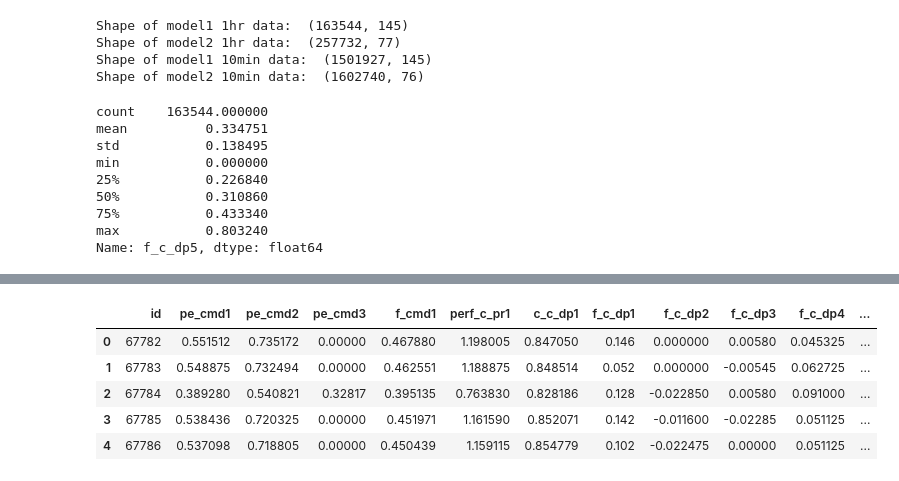
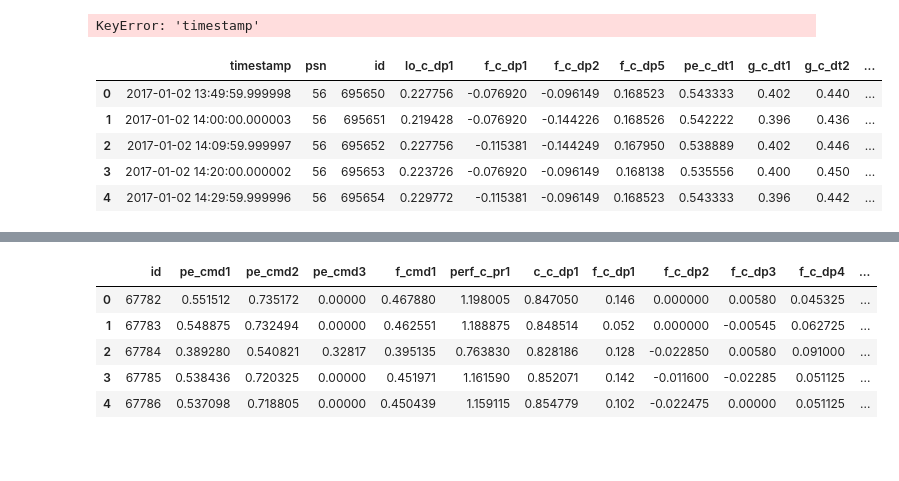
Before and after one commit to j-goldsmith/TurbineTimeSeries.EDA, a Jupyter notebook: eda/outliers_functions.ipynb, the cells around one changed output, grey strips where cells are left out. Cells and saved outputs as stored; diff of their text form; code cells hidden in the pictures; blank space fills up the shorter version.

```diff
--- a/eda/outliers_functions.ipynb
+++ b/eda/outliers_functions.ipynb
@@ -37,40 +37,36 @@ plt.rcParams["figure.figsize"] = (15,15)
 # # model1 = model1.reset_index(drop=True)
 # model2 = pd.read_sql('''SELECT * from sensor_readings_model2_1hr''',sql)
 
-model1_1hr = pd.read_csv('../../../data/raw_data_model1.csv',index_col=0)
-model2_1hr = pd.read_csv('../../../data/raw_data_model2.csv',index_col=0)
+# model1_1hr = pd.read_csv('../../../data/raw_data_model1.csv',index_col=0)
+# model2_1hr = pd.read_csv('../../../data/raw_data_model2.csv',index_col=0)
 
-model1_10min = pd.read_csv('../../../data/raw_data_model1_10min_AWS.csv',index_col=0)
-model2_10min = pd.read_csv('../../../data/raw_data_model2_10min_AWS.csv',index_col=0)
+# model1_10min = pd.read_csv('../../../data/raw_data_model1_10min.csv',index_col=0)
+model2_10min = pd.read_csv('../../../data/raw_data_model2_10min.csv',index_col=0)
 
 ## convert all to timestamps
-model1_1hr['timestamp'] = model1_1hr['timestamp'].apply(lambda x: pd.Timestamp(x))
-model2_1hr['timestamp'] = model2_1hr['timestamp'].apply(lambda x: pd.Timestamp(x))
-model1_10min['timestamp'] = model1_10min['timestamp'].apply(lambda x: pd.Timestamp(x))
+# model1_1hr['timestamp'] = model1_1hr['timestamp'].apply(lambda x: pd.Timestamp(x))
+# model2_1hr['timestamp'] = model2_1hr['timestamp'].apply(lambda x: pd.Timestamp(x))
+# model1_10min['timestamp'] = model1_10min['timestamp'].apply(lambda x: pd.Timestamp(x))
 model2_10min['timestamp'] = model2_10min['timestamp'].apply(lambda x: pd.Timestamp(x))
 
 
-print('Shape of model1 1hr data: ', model1_1hr.shape)
-print('Shape of model2 1hr data: ', model2_1hr.shape)
-print('Shape of model1 10min data: ', model1_10min.shape)
+# print('Shape of model1 1hr data: ', model1_1hr.shape)
+# print('Shape of model2 1hr data: ', model2_1hr.shape)
+# print('Shape of model1 10min data: ', model1_10min.shape)
 print('Shape of model2 10min data: ', model2_10min.shape)
 # %% [output]
-Shape of model1 1hr data:  (163544, 145)
-Shape of model2 1hr data:  (257732, 77)
-Shape of model1 10min data:  (1501927, 145)
-Shape of model2 10min data:  (1602740, 76)
+KeyError: 'timestamp'
+# %%
+model2_10min.head()
+# %% [output]
+|  | timestamp | psn | id | lo_c_dp1 | f_c_dp1 | f_c_dp2 | f_c_dp5 | pe_c_dt1 | g_c_dt1 | g_c_dt2 | ... |
+| 0 | 2017-01-02 13:49:59.999998 | 56 | 695650 | 0.227756 | -0.076920 | -0.096149 | 0.168523 | 0.543333 | 0.402 | 0.440 | ... |
+| 1 | 2017-01-02 14:00:00.000003 | 56 | 695651 | 0.219428 | -0.076920 | -0.144226 | 0.168526 | 0.542222 | 0.396 | 0.436 | ... |
+| 2 | 2017-01-02 14:09:59.999997 | 56 | 695652 | 0.227756 | -0.115381 | -0.144249 | 0.167950 | 0.538889 | 0.402 | 0.446 | ... |
+| 3 | 2017-01-02 14:20:00.000002 | 56 | 695653 | 0.223726 | -0.076920 | -0.096149 | 0.168138 | 0.535556 | 0.400 | 0.450 | ... |
+| 4 | 2017-01-02 14:29:59.999996 | 56 | 695654 | 0.229772 | -0.115381 | -0.096149 | 0.168523 | 0.543333 | 0.396 | 0.442 | ... |
 # %%
-model1_1hr['f_c_dp5'].describe()
+# model1_1hr['f_c_dp5'].describe()
-# %% [output]
-count    163544.000000
-mean          0.334751
-std           0.138495
-min           0.000000
-25%           0.226840
-50%           0.310860
-75%           0.433340
-max           0.803240
-Name: f_c_dp5, dtype: float64
 # %%
 #added code (skipped columns) to remove columns that might be skewing pca
 skipped_cols = ['sum_eng_st', 'sum_esn','f_c_dp1', 'f_c_dp1', 'f_p2.1', 'lo_t1', 'lo_t7', 'lo_c_brg1', 'lo_c_brg2', 'pe_c_pos_e2', 'perf_c_p5']
```
Also changed, not shown: parts of 16 cells of this notebook, 2 other files.
